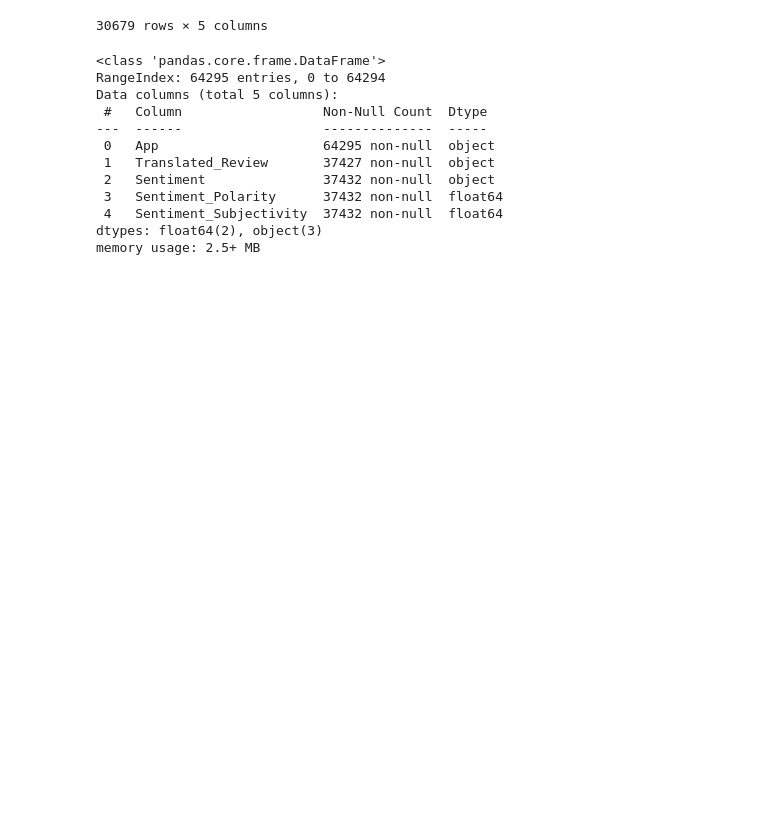
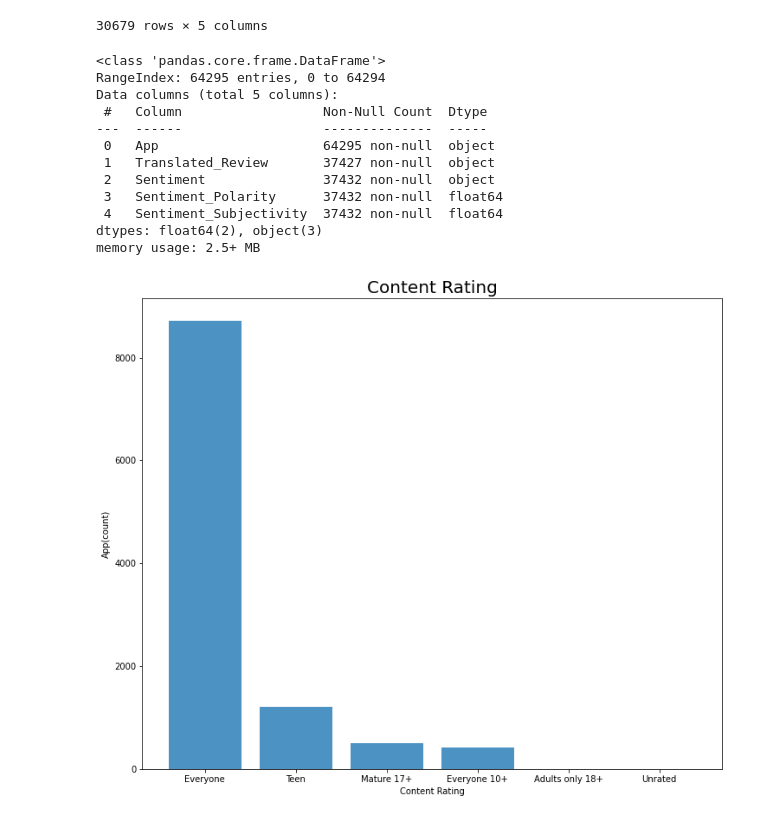
Before and after one commit to pritesh2292/play-store-app-review-analysis, a Jupyter notebook: Pritesh's_Copy_of_Play_Store_App_Review_Analysis_Capstone_Project.ipynb, the cells around one changed output. Saved outputs shown, nothing was run; the diff lists cells and outputs as text; code cells hidden in the pictures; blank space fills up the shorter version.

```diff
--- a/Pritesh's_Copy_of_Play_Store_App_Review_Analysis_Capstone_Project.ipynb
+++ b/Pritesh's_Copy_of_Play_Store_App_Review_Analysis_Capstone_Project.ipynb
@@ -117,0 +123,2 @@ ud_df['Rating'].fillna(value=modeValueRating[0], inplace = True)
+# %%
+ud_df['Installs'] = pd.to_numeric(ud_df['Installs'])
@@ -117,0 +148,2 @@ ud_df['Rating'].fillna(value=modeValueRating[0], inplace = True)
+# %%
+ud_df.dropna(subset = ['Size'], inplace=True)
@@ -117,0 +165,2 @@ ud_df['Rating'].fillna(value=modeValueRating[0], inplace = True)
+# %%
+ud_df['Price'] = ud_df.Price.apply(lambda x: x.strip('$'))
@@ -164,3 +236,20 @@ Data columns (total 5 columns):
  4   Sentiment_Subjectivity  37432 non-null  float64
 dtypes: float64(2), object(3)
 memory usage: 2.5+ MB
+# %%
+x = ud_df['Content Rating'].value_counts().index
+y = ud_df['Content Rating'].value_counts()
+xsis = []
+ysis = []
+for i in range(len(x)):
+  xsis.append(x[i])
+  ysis.append(y[i])
+# %%
+plt.figure(figsize=(12,10))
+plt.bar(xsis, ysis, width=0.8,  alpha=0.8)
+plt.title('Content Rating', size=20)
+plt.xlabel('Content Rating')
+plt.ylabel('App(count)')
+plt.show()
+# %% [output]
+[figure, added]
```
Also changed, not shown: parts of 11 cells of this notebook.
